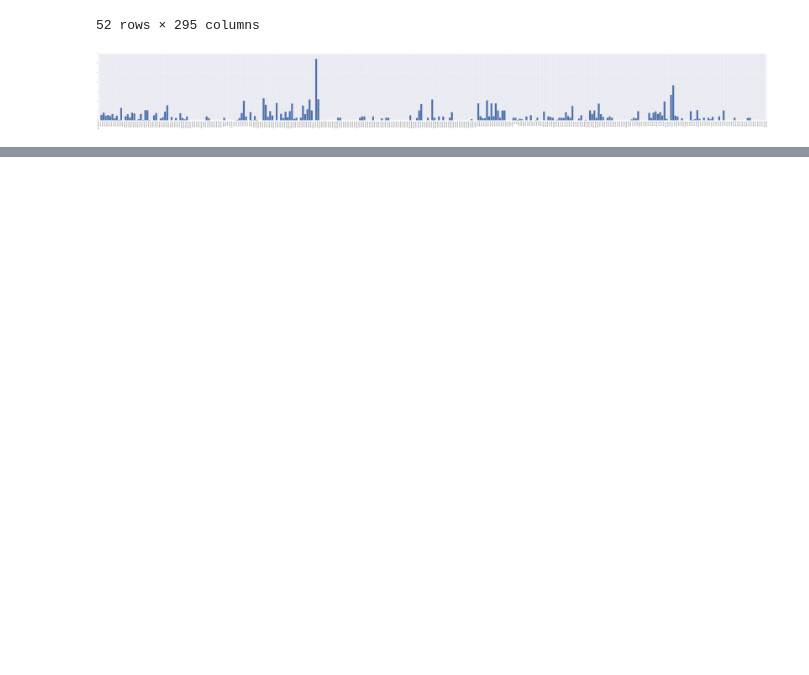
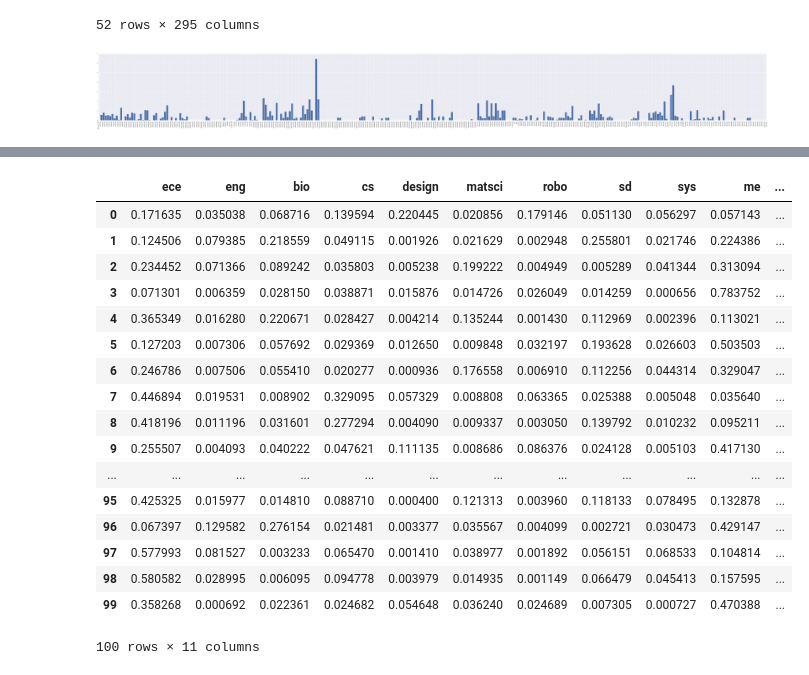
Before and after one commit to idgetto/DataScienceFinalProject, a Jupyter notebook: ml/predictmajor.ipynb, the cells around one changed output, grey strips where cells are left out. Saved outputs shown, nothing was run; the diff lists cells and outputs as text; code cells hidden in the pictures; blank space fills up the shorter version.

```diff
--- a/ml/predictmajor.ipynb
+++ b/ml/predictmajor.ipynb
@@ -192,0 +455,9 @@ print(scores.mean())
+# %%
+print 'Senior'
+for i in range(len(to_predict)):
+    if i in [9, 10]:
+        continue
+    else:
+        alg = LogisticRegression(random_state=1)
+        scores = cross_validation.cross_val_score(alg, srdf[predictors], srdf[to_predict[i]])
+        print (to_predict[i], scores.mean())
@@ -192,0 +485,31 @@ print(scores.mean())
+# %%
+for i in range(len(to_predict)):
+    if i in [9,10,12]:
+        continue
+    else:
+
+        alg = LogisticRegression(random_state=1)
+        alg.fit(frdf[predictors], frdf[to_predict[i]])
+        predictions = alg.predict_proba(fr[predictors])[:,1]
+        fr[to_predict[i]] = predictions
+# %%
+fr['total'] = (fr["f_Electr'l & Computer Engr"]
+               +fr['f_Engineering']
+               +fr['f_Engineering Bioengineering']
+               +fr['f_Engineering Computing']
+               +fr['f_Engineering Design']
+               +fr['f_Engineering Materials Science']
+               +fr['f_Engineering Robotics']
+               +fr['f_Engineering Self Designed']
+               +fr['f_Engineering Systems']
+               +fr['f_Mechanical Engineering'])
+fr['ece'] = fr["f_Electr'l & Computer Engr"]/fr['total']
+fr['eng'] = fr['f_Engineering']/fr['total']
+fr['bio'] = fr['f_Engineering Bioengineering']/fr['total']
+fr['cs'] = fr['f_Engineering Computing']/fr['total']
+fr['design'] = fr['f_Engineering Design']/fr['total']
+fr['matsci'] = fr['f_Engineering Materials Science']/fr['total']
+fr['robo'] = fr['f_Engineering Robotics']/fr['total']
+fr['sd'] = fr['f_Engineering Self Designed']/fr['total']
+fr['sys'] = fr['f_Engineering Systems']/fr['total']
+fr['me'] = fr['f_Mechanical Engineering']/fr['total']
@@ -192,0 +526,2 @@ print(scores.mean())
+# %%
+pfrs = pd.merge(fr, s[['studentid','finalmajor_full']], on='studentid')
@@ -192,0 +552,21 @@ print(scores.mean())
+# %%
+pfrs[['ece','eng','bio','cs','design','matsci','robo','sd','sys','me', 'finalmajor_full']].head(100)
+# %% [output]
+|  | ece | eng | bio | cs | design | matsci | robo | sd | sys | me | ... |
+| 0 | 0.171635 | 0.035038 | 0.068716 | 0.139594 | 0.220445 | 0.020856 | 0.179146 | 0.051130 | 0.056297 | 0.057143 | ... |
+| 1 | 0.124506 | 0.079385 | 0.218559 | 0.049115 | 0.001926 | 0.021629 | 0.002948 | 0.255801 | 0.021746 | 0.224386 | ... |
+| 2 | 0.234452 | 0.071366 | 0.089242 | 0.035803 | 0.005238 | 0.199222 | 0.004949 | 0.005289 | 0.041344 | 0.313094 | ... |
+| 3 | 0.071301 | 0.006359 | 0.028150 | 0.038871 | 0.015876 | 0.014726 | 0.026049 | 0.014259 | 0.000656 | 0.783752 | ... |
+| 4 | 0.365349 | 0.016280 | 0.220671 | 0.028427 | 0.004214 | 0.135244 | 0.001430 | 0.112969 | 0.002396 | 0.113021 | ... |
+| 5 | 0.127203 | 0.007306 | 0.057692 | 0.029369 | 0.012650 | 0.009848 | 0.032197 | 0.193628 | 0.026603 | 0.503503 | ... |
+| 6 | 0.246786 | 0.007506 | 0.055410 | 0.020277 | 0.000936 | 0.176558 | 0.006910 | 0.112256 | 0.044314 | 0.329047 | ... |
+| 7 | 0.446894 | 0.019531 | 0.008902 | 0.329095 | 0.057329 | 0.008808 | 0.063365 | 0.025388 | 0.005048 | 0.035640 | ... |
+| 8 | 0.418196 | 0.011196 | 0.031601 | 0.277294 | 0.004090 | 0.009337 | 0.003050 | 0.139792 | 0.010232 | 0.095211 | ... |
+| 9 | 0.255507 | 0.004093 | 0.040222 | 0.047621 | 0.111135 | 0.008686 | 0.086376 | 0.024128 | 0.005103 | 0.417130 | ... |
+| ... | ... | ... | ... | ... | ... | ... | ... | ... | ... | ... | ... |
+| 95 | 0.425325 | 0.015977 | 0.014810 | 0.088710 | 0.000400 | 0.121313 | 0.003960 | 0.118133 | 0.078495 | 0.132878 | ... |
+| 96 | 0.067397 | 0.129582 | 0.276154 | 0.021481 | 0.003377 | 0.035567 | 0.004099 | 0.002721 | 0.030473 | 0.429147 | ... |
+| 97 | 0.577993 | 0.081527 | 0.003233 | 0.065470 | 0.001410 | 0.038977 | 0.001892 | 0.056151 | 0.068533 | 0.104814 | ... |
+| 98 | 0.580582 | 0.028995 | 0.006095 | 0.094778 | 0.003979 | 0.014935 | 0.001149 | 0.066479 | 0.045413 | 0.157595 | ... |
+| 99 | 0.358268 | 0.000692 | 0.022361 | 0.024682 | 0.054648 | 0.036240 | 0.024689 | 0.007305 | 0.000727 | 0.470388 | ... |
+100 rows × 11 columns
```
Also changed, not shown: parts of 50 cells of this notebook.
